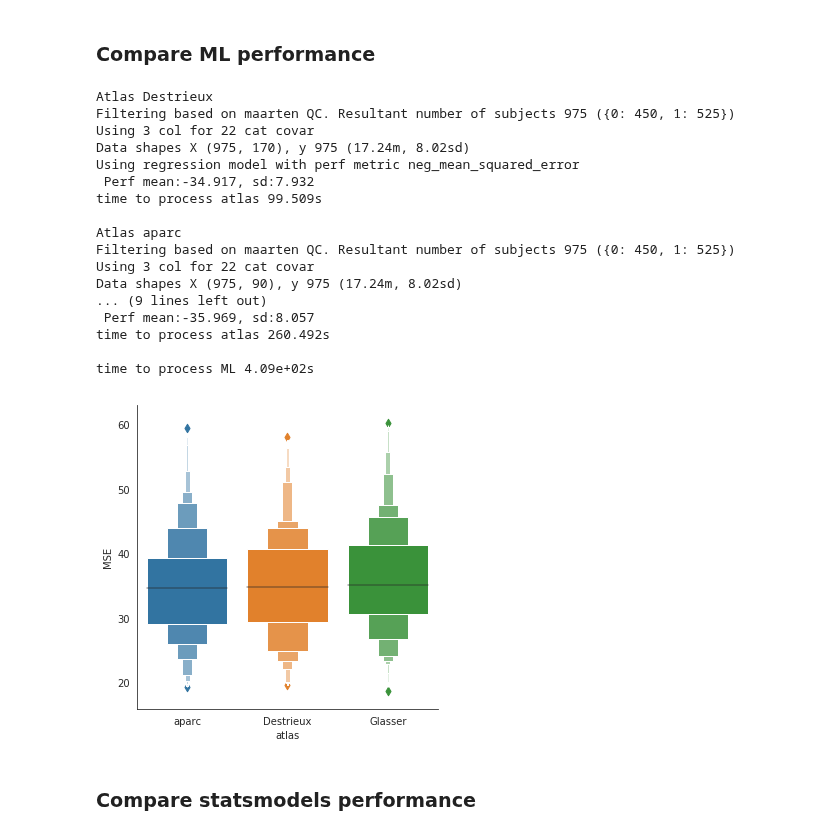
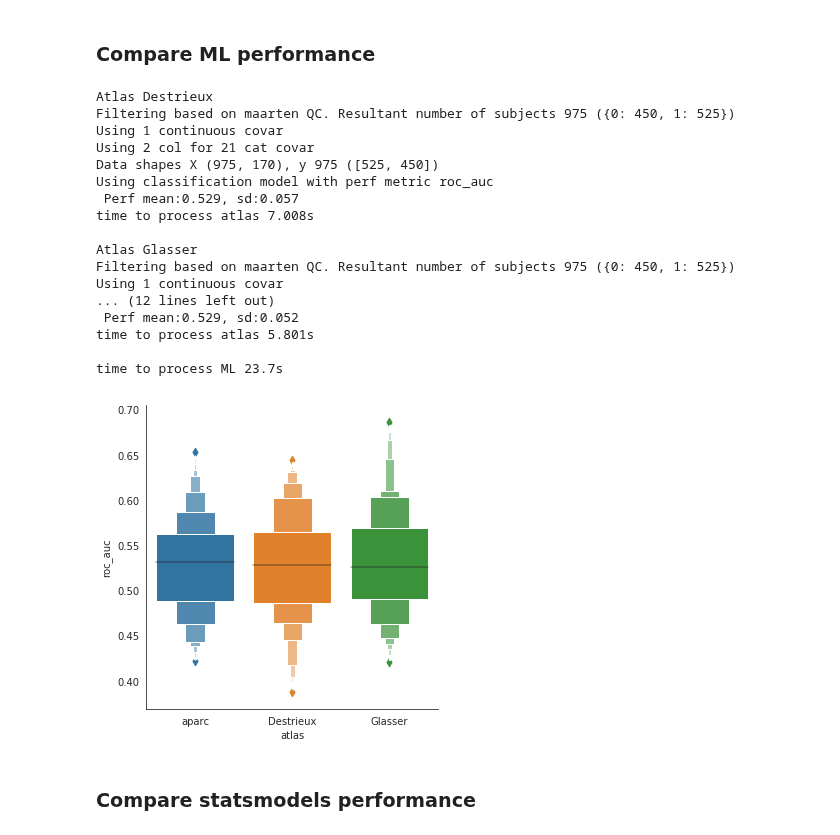
Before and after one commit to neurodatascience/compare-surf-tools, a Jupyter notebook: notebooks/run_atlas_comparisons.ipynb, the cells around one changed output. Drawn from its saved outputs; the diff is of its cells as text; code cells hidden in the pictures.

Commit message:
added simple ML model to crossmap pipeline outputs with plots

```diff
--- a/notebooks/run_atlas_comparisons.ipynb
+++ b/notebooks/run_atlas_comparisons.ipynb
@@ -118,14 +118,14 @@ _,useful_demograph[subject_ID_col] = useful_demograph[subject_ID_col].str.rsplit
 # %%
 qc_type = 'maarten' #condition: master_df['QC_maarten']==0, master_df['QC_gleb'].isin['1','-+1']
 
-model_type = 'regression'
+model_type = 'classification'
 
 if model_type.lower() == 'regression':
     outcome_col = 'AGE_AT_SCAN'
     covar_continuous_cols = []
     covar_cat_cols = ['SEX','SITE_ID','DX_GROUP']
 
-    model = RandomForestRegressor(max_depth=2, random_state=0, n_estimators=100)
+    model = RandomForestRegressor(max_depth=2, random_state=0, n_estimators=50)
 else:
     outcome_col = 'DX_GROUP'
     covar_continuous_cols = ['AGE_AT_SCAN']
@@ -166,29 +166,29 @@ print('time to process ML {:4.3}s'.format(time.time()-start_time_ML))
 # %% [output]
 Atlas Destrieux
 Filtering based on maarten QC. Resultant number of subjects 975 ({0: 450, 1: 525})
-Using 3 col for 22 cat covar
-Data shapes X (975, 170), y 975 (17.24m, 8.02sd)
-Using regression model with perf metric neg_mean_squared_error
- Perf mean:-34.917, sd:7.932
-time to process atlas 99.509s
+Using 1 continuous covar
+Using 2 col for 21 cat covar
+Data shapes X (975, 170), y 975 ([525, 450])
+Using classification model with perf metric roc_auc
+ Perf mean:0.529, sd:0.057
+time to process atlas 7.008s
 
-Atlas aparc
+Atlas Glasser
 Filtering based on maarten QC. Resultant number of subjects 975 ({0: 450, 1: 525})
-Using 3 col for 22 cat covar
-Data shapes X (975, 90), y 975 (17.24m, 8.02sd)
-... (9 lines left out)
- Perf mean:-35.969, sd:8.057
-time to process atlas 260.492s
+Using 1 continuous covar
+... (12 lines left out)
+ Perf mean:0.529, sd:0.052
+time to process atlas 5.801s
 
-time to process ML 4.09e+02s
+time to process ML 23.7s
 # %%
-ml_perf_concat['MSE'] = -1*ml_perf_concat['neg_mean_squared_error']
+#ml_perf_concat['MSE'] = -1*ml_perf_concat['neg_mean_squared_error']
 x_order = ['aparc','Destrieux','Glasser']
 with sns.axes_style("white"):
-    g = sns.catplot(y='MSE',x='atlas',kind='boxen',data=ml_perf_concat, order=x_order)
+    g = sns.catplot(y='roc_auc',x='atlas',kind='boxen',data=ml_perf_concat, order=x_order)
     #g.set(ylim=(0, 80))
 # %% [output]
-[figure, old version]
+[figure, new version]
 # %% [markdown]
 
 ### Compare statsmodels performance
```
Also changed, not shown: 2 other files.
